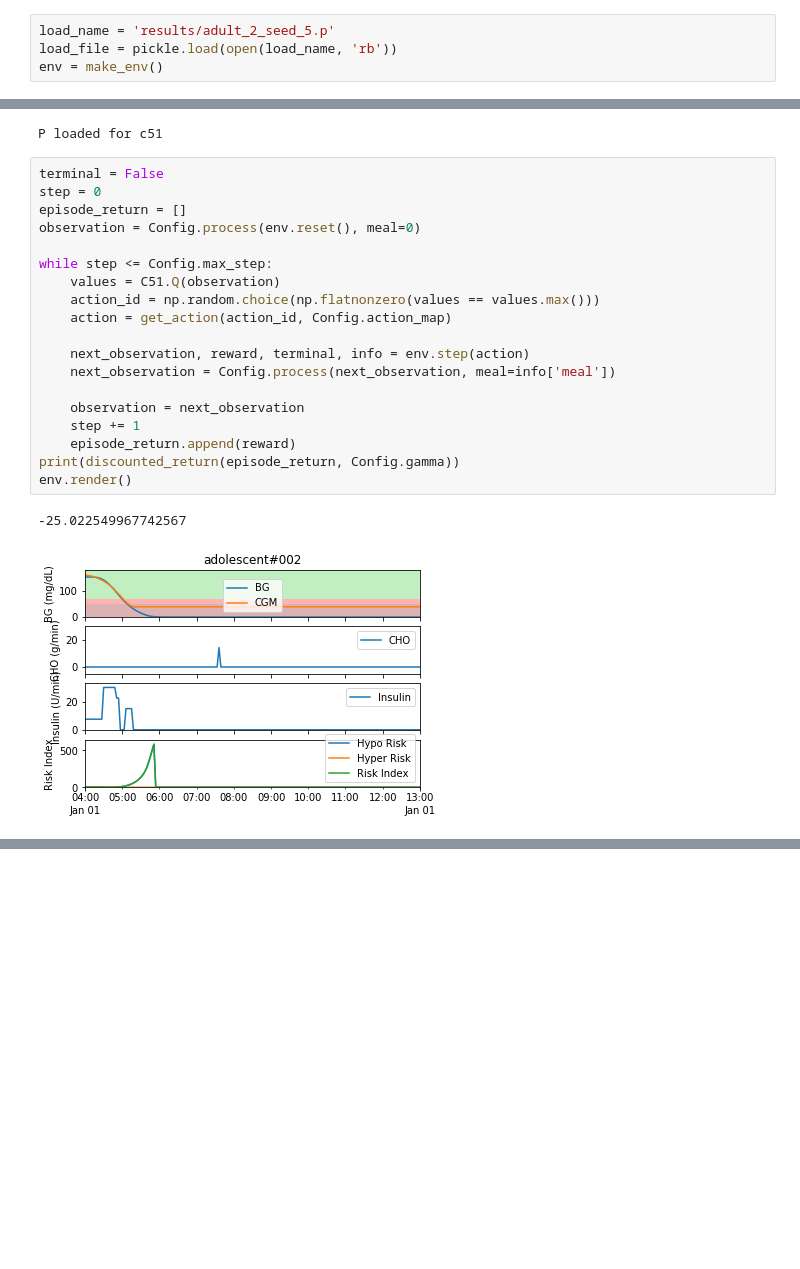
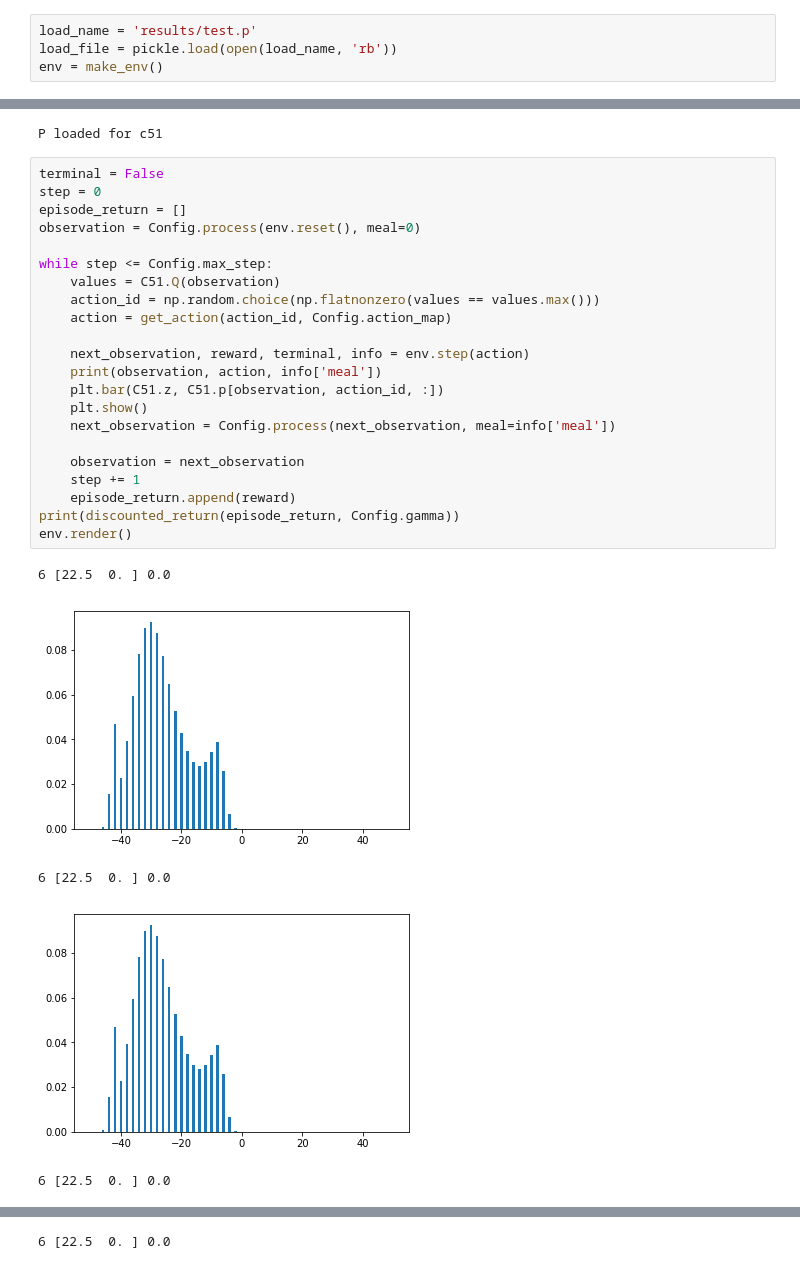
Before and after one commit to Rkeramati/cvar, a Jupyter notebook: glucose/load.ipynb, the cells around one changed output, grey strips where cells are left out. Saved outputs shown, nothing was run; the diff lists cells and outputs as text; blank space fills up the shorter version.

```diff
--- a/glucose/load.ipynb
+++ b/glucose/load.ipynb
@@ -36,6 +36,6 @@ def make_env():
     env = gym.make('simglucose-adolescent2-v0')
     return env
 # %%
-load_name = 'results/adult_2_seed_5.p'
+load_name = 'results/test.p'
 load_file = pickle.load(open(load_name, 'rb'))
 env = make_env()
@@ -47,22 +49,28 @@ P loaded for c51
 # %%
 terminal = False
 step = 0
 episode_return = []
 observation = Config.process(env.reset(), meal=0)
 
 while step <= Config.max_step:
     values = C51.Q(observation)
     action_id = np.random.choice(np.flatnonzero(values == values.max()))
     action = get_action(action_id, Config.action_map)
 
     next_observation, reward, terminal, info = env.step(action)
+    print(observation, action, info['meal'])
+    plt.bar(C51.z, C51.p[observation, action_id, :])
+    plt.show()
     next_observation = Config.process(next_observation, meal=info['meal'])
 
     observation = next_observation
     step += 1
     episode_return.append(reward)
 print(discounted_return(episode_return, Config.gamma))
 env.render()
 # %% [output]
--25.022549967742567
+6 [22.5  0. ] 0.0
-[figure, old version]
+[figure, new version]
+6 [22.5  0. ] 0.0
+[figure, added]
+6 [22.5  0. ] 0.0
@@ -68,0 +78 @@ env.render()
+6 [22.5  0. ] 0.0
```
Also changed, not shown: parts of 5 cells of this notebook, 2 other files.
